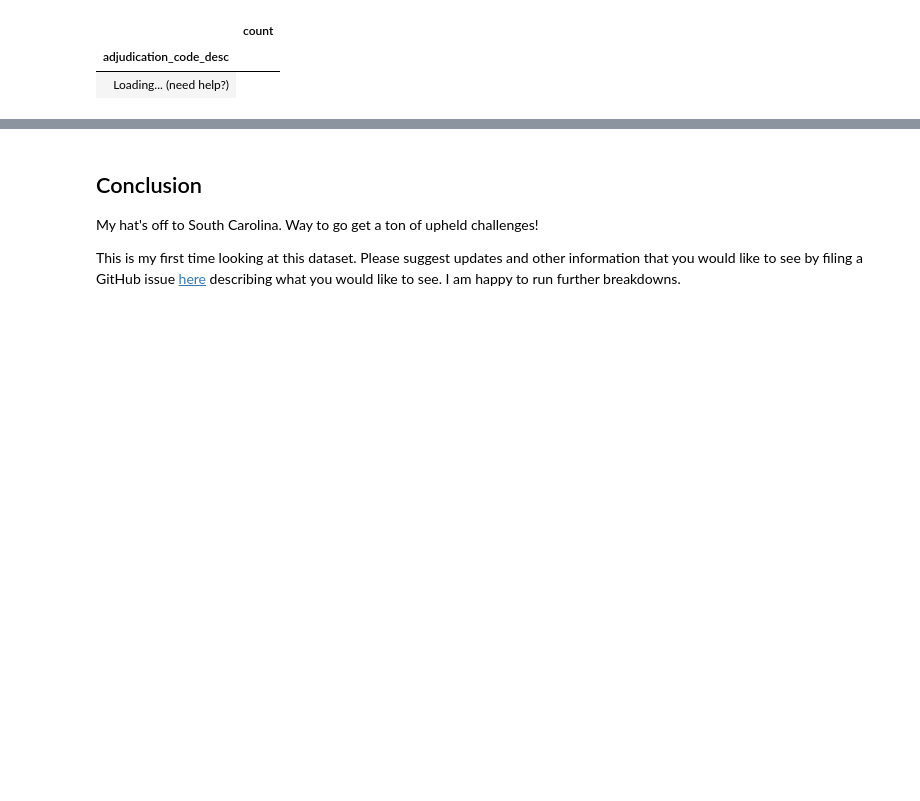
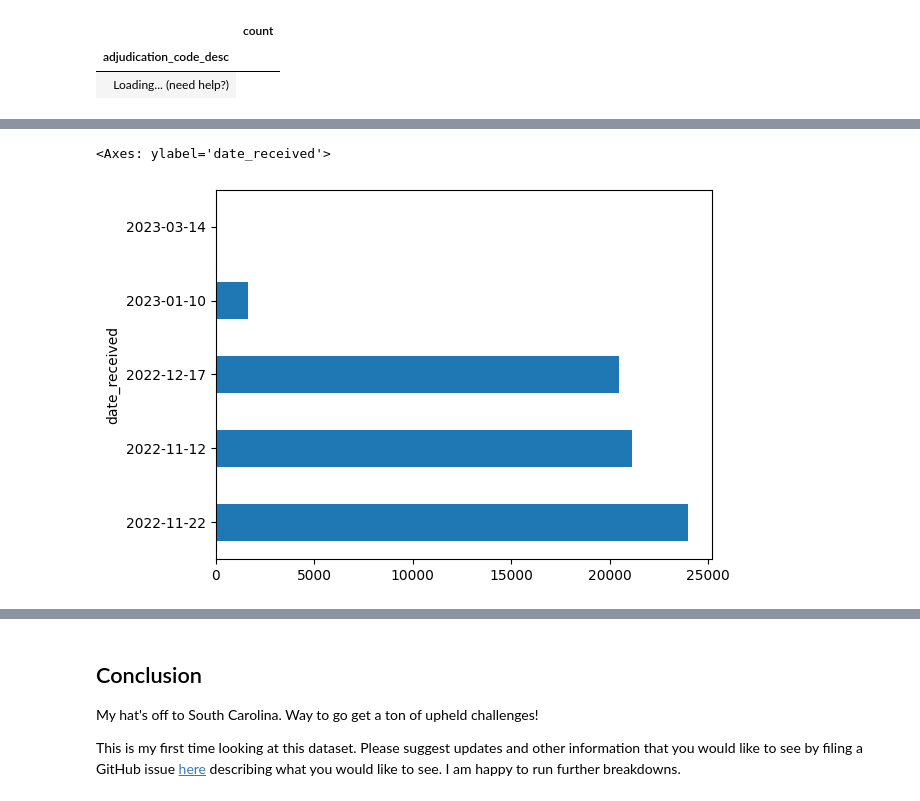
Before and after one commit to bbcommons/challengeReview-Jul23, a Jupyter notebook: analysis.ipynb, the cells around one changed output, grey strips where cells are left out. Drawn from its saved outputs; the diff is of its cells as text; code cells hidden in the pictures; blank space fills up the shorter version.

```diff
--- a/analysis.ipynb
+++ b/analysis.ipynb
@@ -151,0 +194,2 @@ itables.show(overturned.value_counts('adjudication_code_desc'))
+# %%
+overturned = stateDf[stateDf.adjudication_status == 'Overturned']
@@ -151,0 +202,5 @@ itables.show(overturned.value_counts('adjudication_code_desc'))
+# %%
+overturned[overturned.adjudication_code == 1.25].value_counts('date_received').plot.barh()
+# %% [output]
+<Axes: ylabel='date_received'>
+[figure, added]
```
Also changed, not shown: parts of 14 cells of this notebook.
